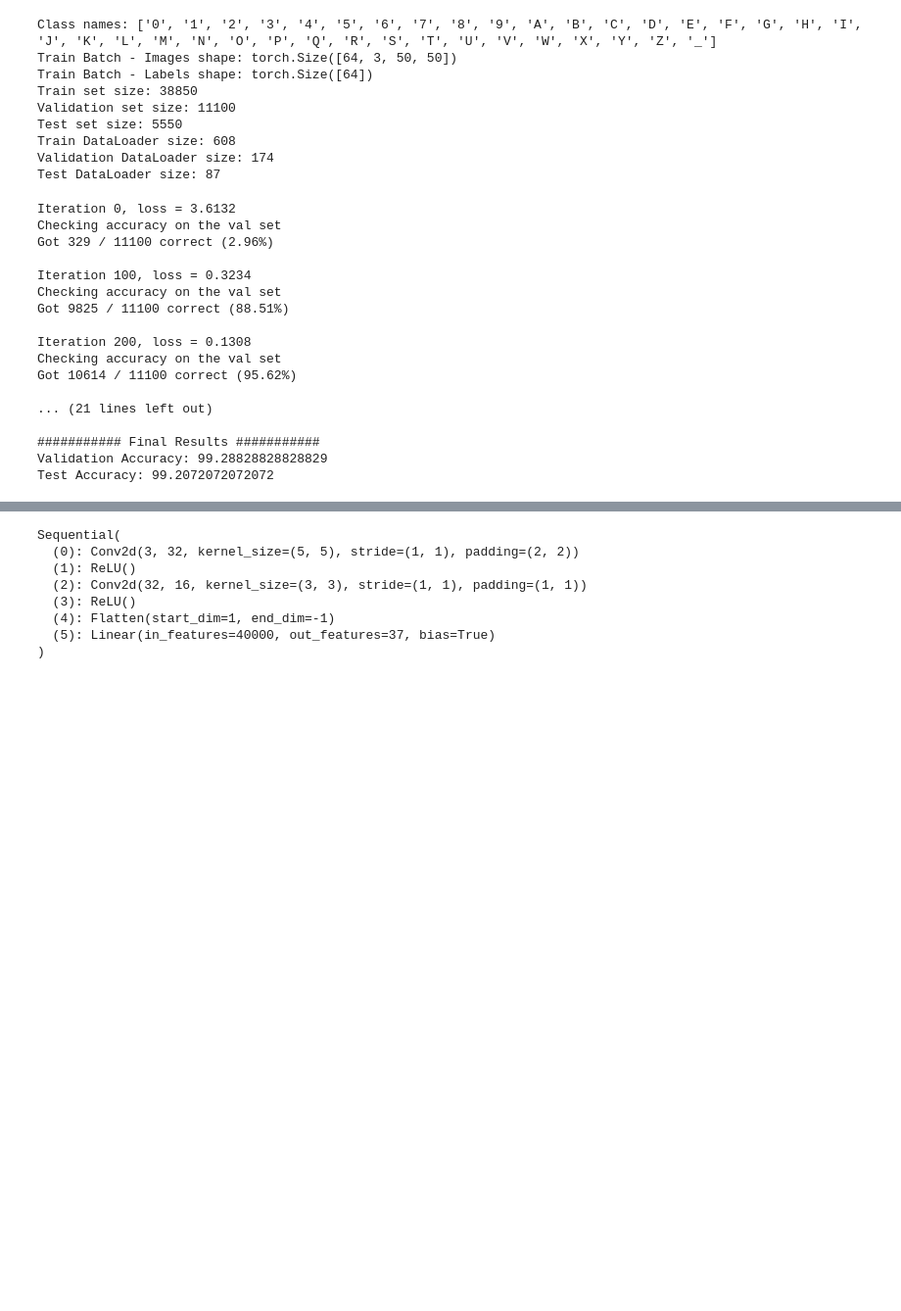
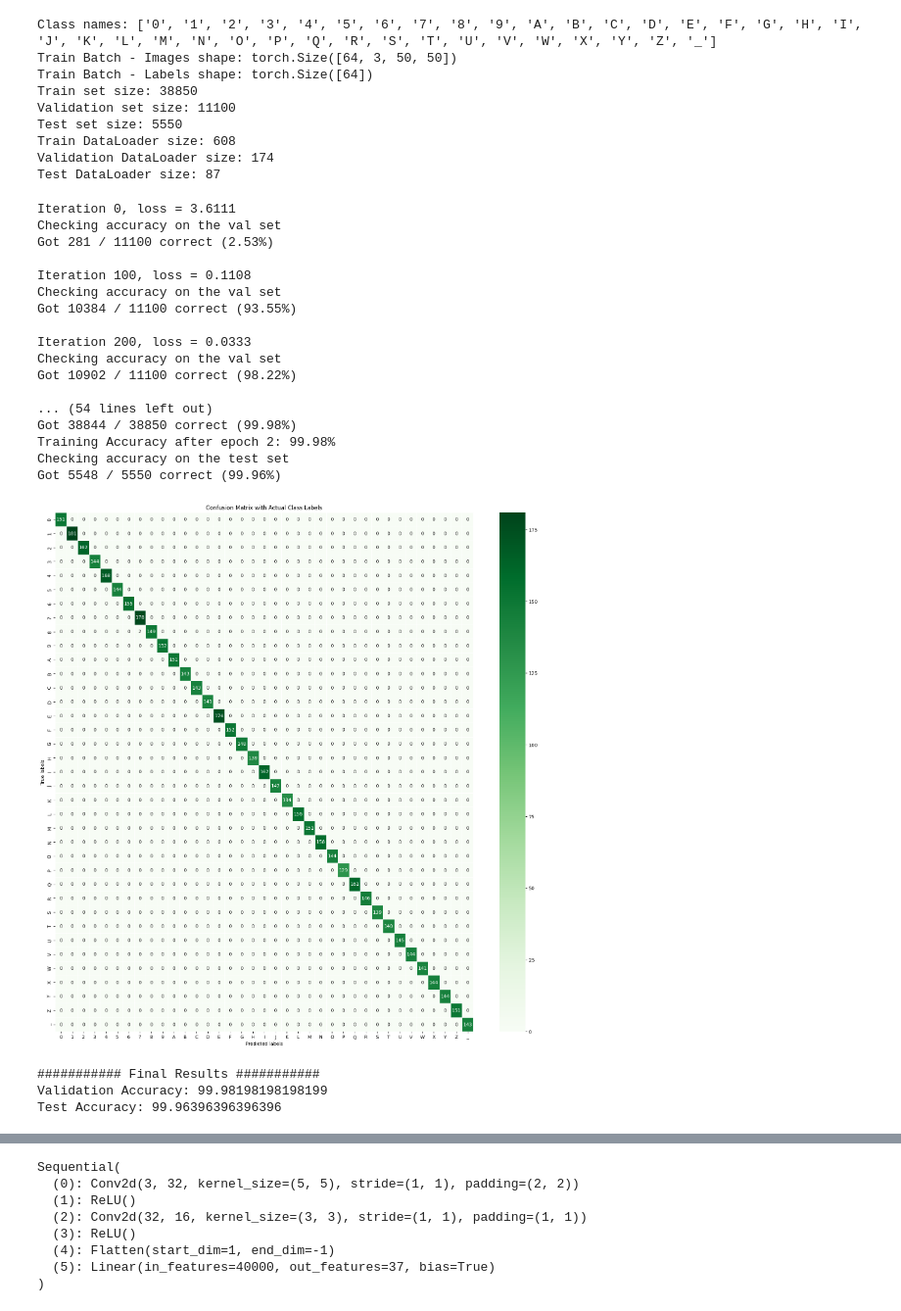
Before and after one commit to panoskorovesis/sign-language-image-detection, a Jupyter notebook: src/nn_and_cnn/pytorch_conv2d.ipynb, the cells around one changed output, grey strips where cells are left out. Shown at 98% size. Drawn from its saved outputs; the diff is of its cells as text; code cells hidden in the pictures; blank space fills up the shorter version.

Commit message:
Add heatmap and plots

```diff
--- a/src/nn_and_cnn/pytorch_conv2d.ipynb
+++ b/src/nn_and_cnn/pytorch_conv2d.ipynb
@@ -151,10 +184,12 @@ def check_accuracy_part(loader, model, return_acc = False):
         return 100 * acc
 # %%
-def train_part(model, optimizer, epochs=1, return_acc = False, check_train_set = False, check_test_set = False):
+def train_part(model, optimizer, epochs=1, scheduler = None, return_acc = False, check_train_set = False, check_test_set = False):
 
     # List to store validation and train accuracies at each epoch where needed
     val_accs = []
     train_accs = []
+    losses = []
+
 
     model = model.to(device=device)  # move the model parameters to CPU/GPU
     for e in range(epochs):
@@ -183,9 +218,28 @@ def train_part(model, optimizer, epochs=1, return_acc = False, check_train_set =
                 check_accuracy_part(val_loader, model)
                 print()
 
+        # Step the scheduler after each epoch to adjust the learning rate if needed
+        if scheduler:
+            if isinstance(scheduler, torch.optim.lr_scheduler.ReduceLROnPlateau):
+                # If the scheduler is of type ReduceLROnPlateau, use validation loss for adjustment
+                model.eval()  # Set model to evaluation mode
+                val_loss = 0.0  # Initialize validation loss accumulator
+                with torch.no_grad():  # No need to compute gradients during validation
+                    for data, target in val_loader:
+                        data, target = data.to(device=device, dtype=dtype), target.to(device=device, dtype=torch.long)
+                        output = model(data)
+                        loss = F.cross_entropy(output, target)
+                        val_loss += loss.item()  # Accumulate the validation loss
+
+                val_loss /= len(val_loader)  # Average the validation loss
+                scheduler.step(val_loss)  # Step the scheduler based on the validation loss
+            else:
+                scheduler.step()  # Step the scheduler for other types of schedulers
+
         # After each epoch, check accuracies
         val_acc = check_accuracy_part(val_loader, model, return_acc=True)
         val_accs.append(val_acc)
+        losses.append(loss.item())
         print(f"Validation Accuracy after epoch {e+1}: {val_acc:.2f}%")
 
         # Return accuracies if requested
@@ -196,12 +250,15 @@ def train_part(model, optimizer, epochs=1, return_acc = False, check_train_set =
 
     # Return accuracies if requested
     if return_acc:
+        if check_train_set and check_test_set:
+            test_acc = check_accuracy_part(test_loader, model, return_acc=True)  # Check test set accuracy
+            return val_accs, train_accs, test_acc, losses  # Return the most recent validation accuracy and the test accuracy
         if check_train_set:  # If requested, return both validation and training accuracies
-            return val_accs, train_accs
+            return val_accs, train_accs, losses
         if check_test_set:  # If requested, return the validation accuracy and test accuracy
             test_acc = check_accuracy_part(test_loader, model, return_acc=True)  # Check test set accuracy
-            return val_accs[-1], test_acc  # Return the most recent validation accuracy and the test accuracy
-        return val_accs  # Return only validation accuracies if no other set (train or test) is specified
+            return val_accs, test_acc, losses  # Return the most recent validation accuracy and the test accuracy
+        return val_accs, losses  # Return only validation accuracies if no other set (train or test) is specified
 # %%
 # 1. Convolutional layer (with bias) with 32 5x5 filters, with zero-padding of 2
 # 2. ReLU
@@ -217,43 +274,47 @@ in_channel = 3
 num_classes = len(class_names)
 
 # Define the model using nn.Sequential
 model = nn.Sequential(
     nn.Conv2d(in_channel, channel_1, kernel_size=5, padding=2), # First conv layer with Relu
     nn.ReLU(),
     nn.Conv2d(channel_1, channel_2, kernel_size=3, padding=1), # Second conv layer with Relu
     nn.ReLU(),
     nn.Flatten(), # Flatten the output
     nn.Linear(channel_2 * 50 * 50, num_classes) # Fully-connected layer, (channel_2 * 50 * 50) -> the number of features coming into the fully connected layer.
 )
 
 # You should optimize your model using stochastic gradient descent with Nesterov momentum 0.9.
 optimizer = optim.SGD(model.parameters(), lr=learning_rate,
                      momentum=0.9, nesterov=True)
 
 
-val_acc, test_acc = train_part(model, optimizer, return_acc=True, check_test_set = True)
+val_accs, train_accs, test_acc, losses = train_part(model, optimizer,epochs=2, return_acc=True, check_train_set = True, check_test_set = True)
 
 
 # Print the validation and test accuracies
 print()
 print('########### Final Results ###########')
-print("Validation Accuracy:", val_acc)
+print("Validation Accuracy:", val_accs[-1])
 print("Test Accuracy:", test_acc)
 # %% [output]
-Iteration 0, loss = 3.6132
+Iteration 0, loss = 3.6111
 Checking accuracy on the val set
-Got 329 / 11100 correct (2.96%)
+Got 281 / 11100 correct (2.53%)
 
-Iteration 100, loss = 0.3234
+Iteration 100, loss = 0.1108
 Checking accuracy on the val set
-Got 9825 / 11100 correct (88.51%)
+Got 10384 / 11100 correct (93.55%)
 
-Iteration 200, loss = 0.1308
+Iteration 200, loss = 0.0333
 Checking accuracy on the val set
-Got 10614 / 11100 correct (95.62%)
+Got 10902 / 11100 correct (98.22%)
 
-... (21 lines left out)
-
-########### Final Results ###########
-Validation Accuracy: 99.28828828828829
-Test Accuracy: 99.2072072072072
+... (54 lines left out)
+Got 38844 / 38850 correct (99.98%)
+Training Accuracy after epoch 2: 99.98%
+Checking accuracy on the test set
+Got 5548 / 5550 correct (99.96%)
+[figure, added]
+########### Final Results ###########
+Validation Accuracy: 99.98198198198199
+Test Accuracy: 99.96396396396396
```
Also changed, not shown: parts of 4 cells of this notebook, 1 other file.
